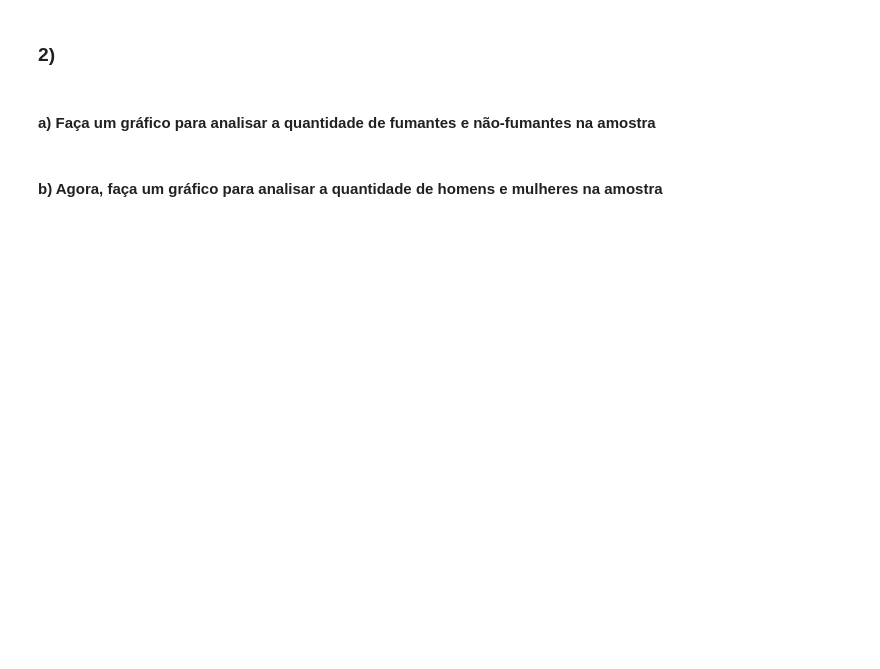
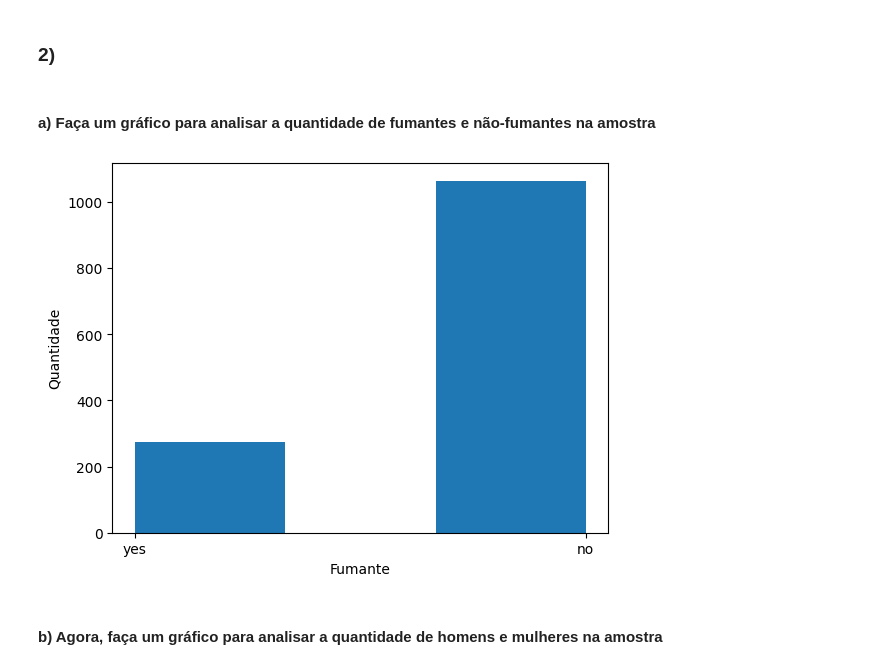
Before and after one commit to GvFreitas1/ListasdeExercicios-CursodePython2022, a Jupyter notebook: Aula 8 - Visualização de Dados/Lista - Visualização de dados.ipynb, the cells around one changed output. Cells and saved outputs as stored; diff of their text form; code cells hidden in the pictures; blank space fills up the shorter version.

```diff
--- a/Aula 8 - Visualização de Dados/Lista - Visualização de dados.ipynb
+++ b/Aula 8 - Visualização de Dados/Lista - Visualização de dados.ipynb
@@ -79,6 +85,12 @@ dtype: int64
 #### a) Faça um gráfico para analisar a quantidade de fumantes e não-fumantes na amostra
 # %%
 ### SEU CÓDIGO COMEÇA AQUI ###
+plt.hist(data['smoker'], bins = 3)
+plt.xlabel('Fumante')
+plt.ylabel('Quantidade')
+plt.show()
+# %% [output]
+[figure, added]
 # %% [markdown]
 #### b) Agora, faça um gráfico para analisar a quantidade de homens e mulheres na amostra
 # %%
```
Also changed, not shown: parts of 4 cells of this notebook.
